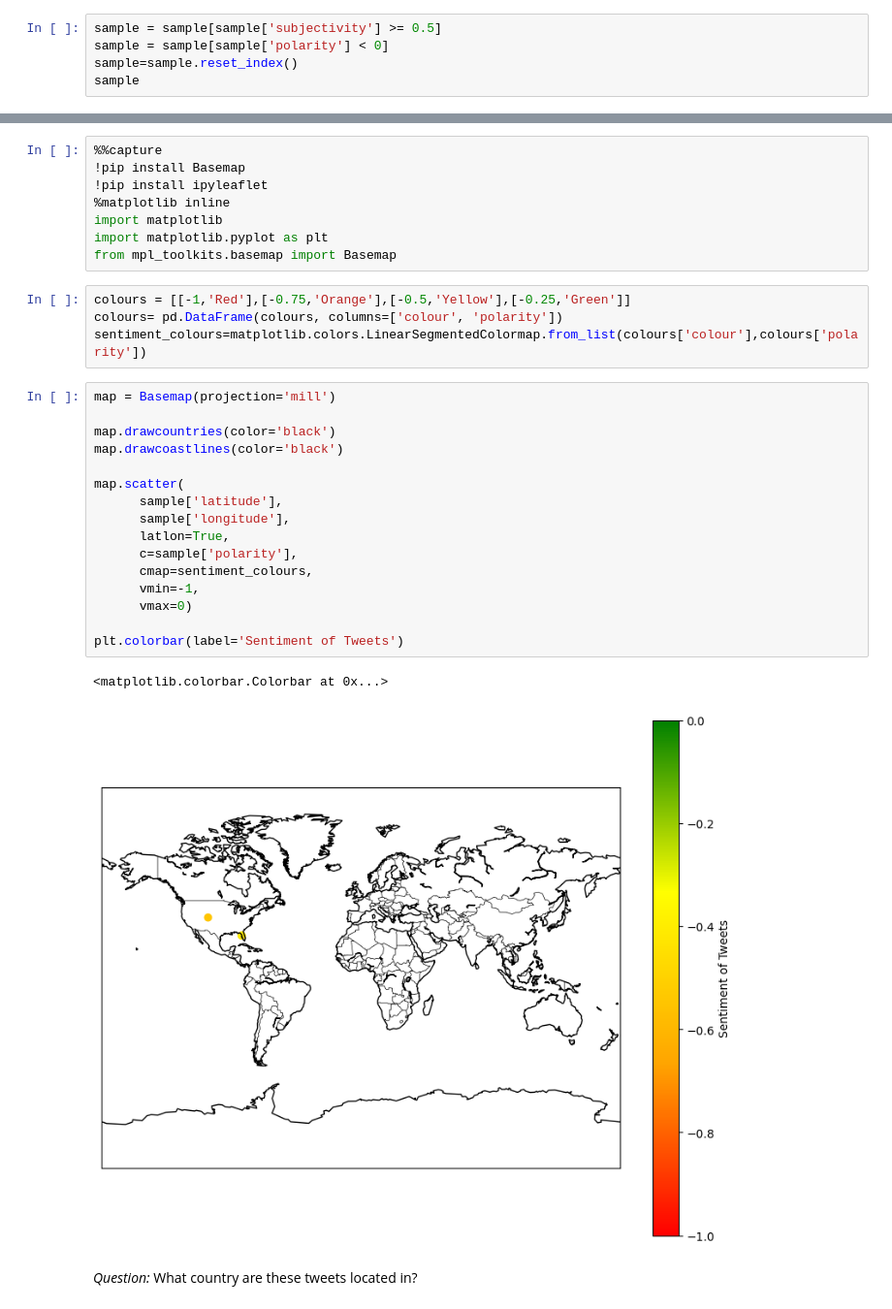
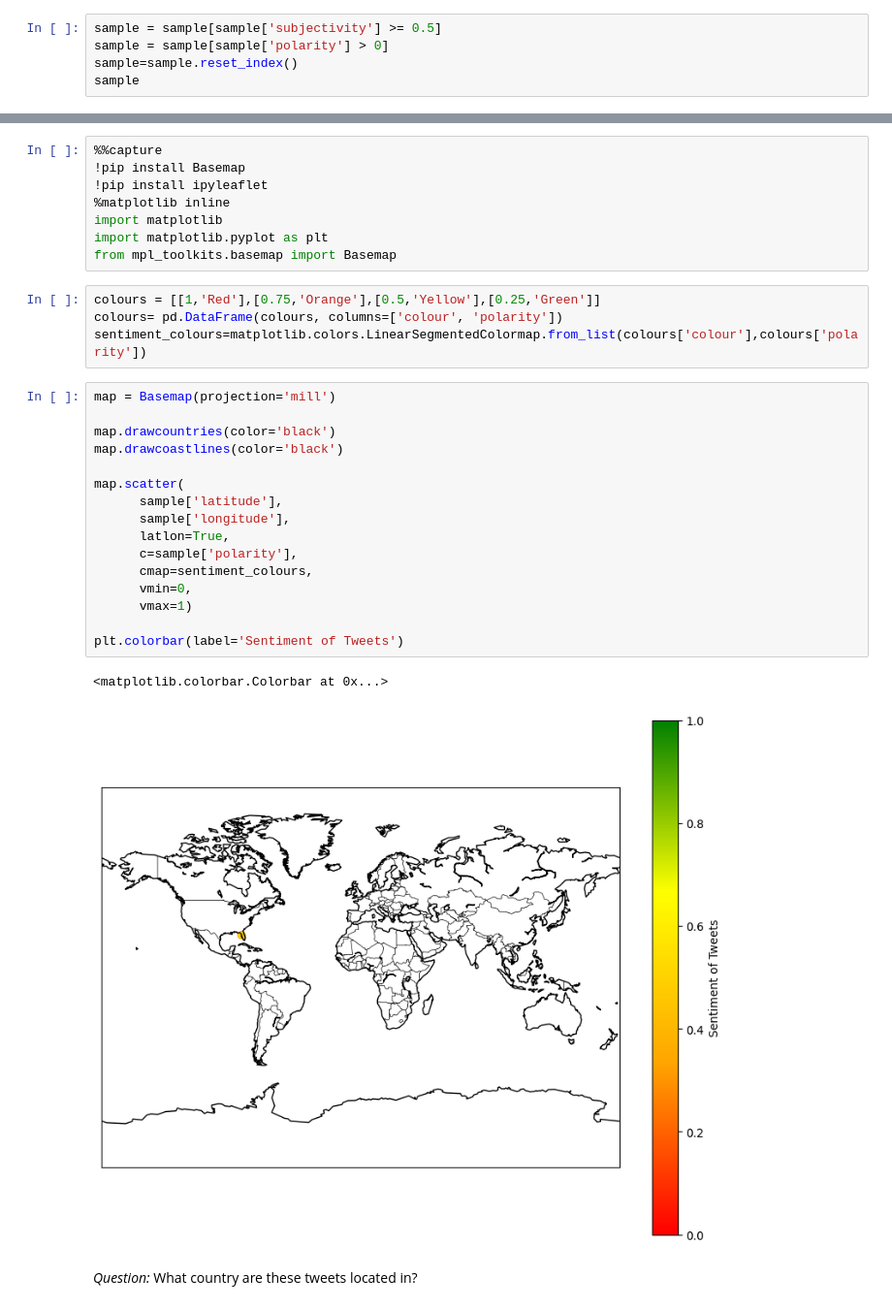
Before and after one commit to jaoshang/QM2, a Jupyter notebook: notebooks/W04. Natural Language Processing.ipynb, the cells around one changed output, grey strips where cells are left out. Shown at 97% size. Drawn from its saved outputs; the diff is of its cells as text.

```diff
--- a/notebooks/W04. Natural Language Processing.ipynb
+++ b/notebooks/W04. Natural Language Processing.ipynb
@@ -667,7 +667,7 @@ See the caveats in the documentation: https://pandas.pydata.org/pandas-docs/stab
   sample['subjectivity']=sample['text'].apply(lambda x: nlp(x)._.blob.subjectivity)
 # %%
 sample = sample[sample['subjectivity'] >= 0.5]
-sample = sample[sample['polarity'] < 0]
+sample = sample[sample['polarity'] > 0]
 sample=sample.reset_index()
 sample
 # %% [output]
@@ -711,28 +713,28 @@ import matplotlib
 import matplotlib.pyplot as plt
 from mpl_toolkits.basemap import Basemap
 # %%
-colours = [[-1,'Red'],[-0.75,'Orange'],[-0.5,'Yellow'],[-0.25,'Green']]
+colours = [[1,'Red'],[0.75,'Orange'],[0.5,'Yellow'],[0.25,'Green']]
 colours= pd.DataFrame(colours, columns=['colour', 'polarity'])
 sentiment_colours=matplotlib.colors.LinearSegmentedColormap.from_list(colours['colour'],colours['polarity'])
 # %%
 map = Basemap(projection='mill')
 
 map.drawcountries(color='black')
 map.drawcoastlines(color='black')
 
 map.scatter(
       sample['latitude'],
       sample['longitude'],
       latlon=True,
       c=sample['polarity'],
       cmap=sentiment_colours,
-      vmin=-1,
-      vmax=0)
+      vmin=0,
+      vmax=1)
 
 plt.colorbar(label='Sentiment of Tweets')
 # %% [output]
 <matplotlib.colorbar.Colorbar at 0x...>
-[figure, old version]
+[figure, new version]
 # %% [markdown]
 *Question:* What country are these tweets located in?
 # %%
```
Also changed, not shown: parts of 4 cells of this notebook.
